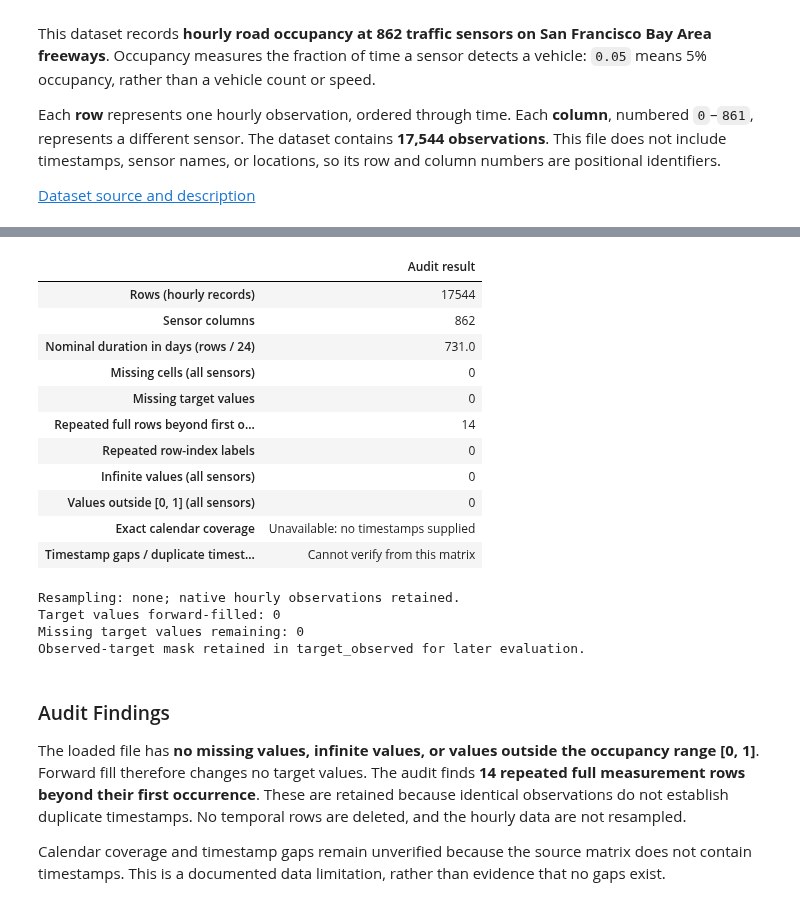
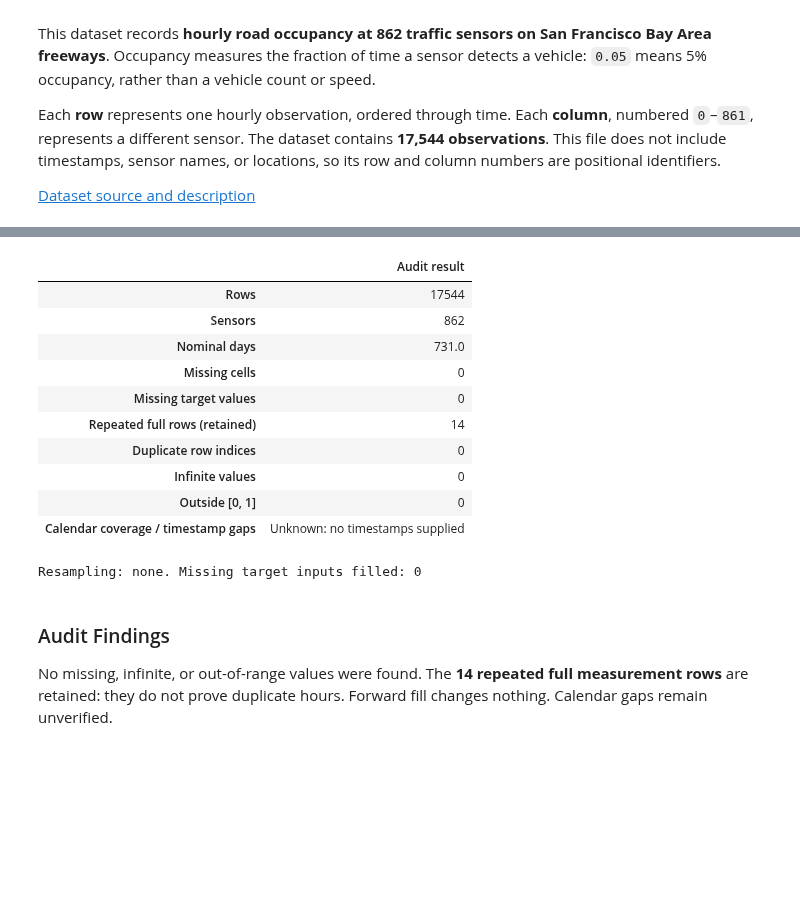
Before and after one commit to Matthew-Linders/AISE_4010_Group_Project, a Jupyter notebook: AISE4010_Project_Group02.ipynb, the cells around one changed output, grey strips where cells are left out. Saved outputs shown, nothing was run; the diff lists cells and outputs as text; code cells hidden in the pictures; blank space fills up the shorter version.

```diff
--- a/AISE4010_Project_Group02.ipynb
+++ b/AISE4010_Project_Group02.ipynb
@@ -99,72 +86,55 @@ We keep the source matrix unchanged in `df` and use column `0` as our target. Th
 # %%
 import numpy as np
 
 TARGET_COLUMN = 0
 NATIVE_FREQUENCY_HOURS = 1
 MODEL_FREQUENCY_HOURS = 1
-
-series_raw = df[TARGET_COLUMN].copy()
-series_raw.name = "occupancy_sensor_0"
+series_raw = df[TARGET_COLUMN].copy().rename("occupancy_sensor_0")
 target_observed = series_raw.notna()
 
+# Audit the original measurements before changing anything.
 values = df.to_numpy()
 audit = pd.Series({
-    "Rows (hourly records)": len(df),
-    "Sensor columns": df.shape[1],
-    "Nominal duration in days (rows / 24)": len(df) / 24,
-    "Missing cells (all sensors)": int(df.isna().sum().sum()),
+    "Rows": len(df), "Sensors": df.shape[1], "Nominal days": len(df) / 24,
+    "Missing cells": int(df.isna().sum().sum()),
     "Missing target values": int(series_raw.isna().sum()),
-    "Repeated full rows beyond first occurrence (retained)": int(df.duplicated().sum()),
-    "Repeated row-index labels": int(df.index.duplicated().sum()),
-    "Infinite values (all sensors)": int(np.isinf(values).sum()),
-    "Values outside [0, 1] (all sensors)": int(((values < 0) | (values > 1)).sum()),
-    "Exact calendar coverage": "Unavailable: no timestamps supplied",
-    "Timestamp gaps / duplicate timestamps": "Cannot verify from this matrix",
+    "Repeated full rows (retained)": int(df.duplicated().sum()),
+    "Duplicate row indices": int(df.index.duplicated().sum()),
+    "Infinite values": int(np.isinf(values).sum()),
+    "Outside [0, 1]": int(((values < 0) | (values > 1)).sum()),
+    "Calendar coverage / timestamp gaps": "Unknown: no timestamps supplied",
 }, name="Audit result")
 display(audit.to_frame())
 
-# Resampling rule: retain the native hourly observations unchanged.
-# Do not invent a datetime index to call resample() on this timestamp-free file.
+# No resampling: keep every native hourly row in its original position.
 assert MODEL_FREQUENCY_HOURS == NATIVE_FREQUENCY_HOURS
 series_hourly = series_raw.copy()
-pd.testing.assert_series_equal(series_hourly, series_raw)
-print("Resampling: none; native hourly observations retained.")
+assert df.index.is_unique and df.index.is_monotonic_increasing
+if (np.isinf(series_raw) | (series_raw < 0) | (series_raw > 1)).any():
+    raise ValueError("Investigate invalid target occupancy values.")
 
-# Repeated measurement rows are intentionally retained, preserving every time step.
-assert df.index.is_unique and df.index.is_monotonic_increasing
-if (np.isinf(series_raw.to_numpy()) | (series_raw < 0) | (series_raw > 1)).any():
-    raise ValueError("Target contains infinite or out-of-range occupancy values; investigate before modelling.")
-
-# Causal input cleaning only: never use these filled values as evaluation ground truth.
-series = series_hourly.ffill() # Forward-fill missing values, retaining the first valid value for each leading NaN.
+# Causal fill for exploration; modelling below starts from the raw split again.
+series = series_hourly.ffill()
 if series.isna().any():
-    raise ValueError("Leading target values are missing and have no past value for forward fill.")
-print(f"Target values forward-filled: {int(series_raw.isna().sum()):,}")
-print(f"Missing target values remaining: {int(series.isna().sum()):,}")
-print("Observed-target mask retained in target_observed for later evaluation.")
+    raise ValueError("Leading missing values cannot be forward-filled.")
+print("Resampling: none. Missing target inputs filled:", int(series_raw.isna().sum()))
 # %% [output]
 |  | Audit result |
-| Rows (hourly records) | 17544 |
-| Sensor columns | 862 |
-| Nominal duration in days (rows / 24) | 731.0 |
-| Missing cells (all sensors) | 0 |
+| Rows | 17544 |
+| Sensors | 862 |
+| Nominal days | 731.0 |
+| Missing cells | 0 |
 | Missing target values | 0 |
-| Repeated full rows beyond first o... | 14 |
-| Repeated row-index labels | 0 |
-| Infinite values (all sensors) | 0 |
-| Values outside [0, 1] (all sensors) | 0 |
-| Exact calendar coverage | Unavailable: no timestamps supplied |
-| Timestamp gaps / duplicate timest... | Cannot verify from this matrix |
+| Repeated full rows (retained) | 14 |
+| Duplicate row indices | 0 |
+| Infinite values | 0 |
+| Outside [0, 1] | 0 |
+| Calendar coverage / timestamp gaps | Unknown: no timestamps supplied |
-Resampling: none; native hourly observations retained.
-Target values forward-filled: 0
-Missing target values remaining: 0
-Observed-target mask retained in target_observed for later evaluation.
+Resampling: none. Missing target inputs filled: 0
 # %% [markdown]
 ### Audit Findings
 
-The loaded file has **no missing values, infinite values, or values outside the occupancy range [0, 1]**. Forward fill therefore changes no target values. The audit finds **14 repeated full measurement rows beyond their first occurrence**. These are retained because identical observations do not establish duplicate timestamps. No temporal rows are deleted, and the hourly data are not resampled.
-
-Calendar coverage and timestamp gaps remain unverified because the source matrix does not contain timestamps. This is a documented data limitation, rather than evidence that no gaps exist.
+No missing, infinite, or out-of-range values were found. The **14 repeated full measurement rows** are retained: they do not prove duplicate hours. Forward fill changes nothing. Calendar gaps remain unverified.
 # %% [markdown]
 ## Exploratory Figures
 
```
Also changed, not shown: parts of 18 cells of this notebook.
